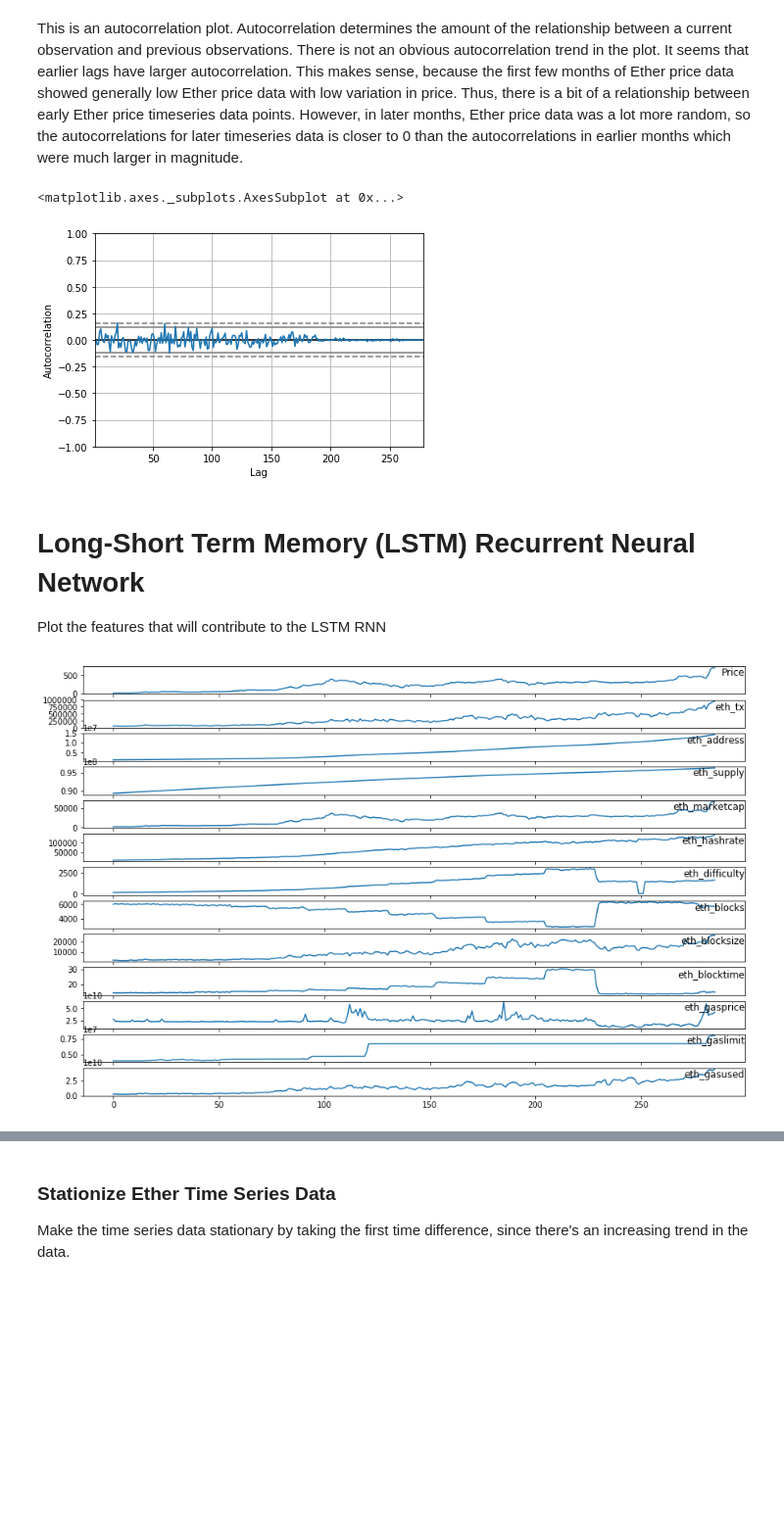
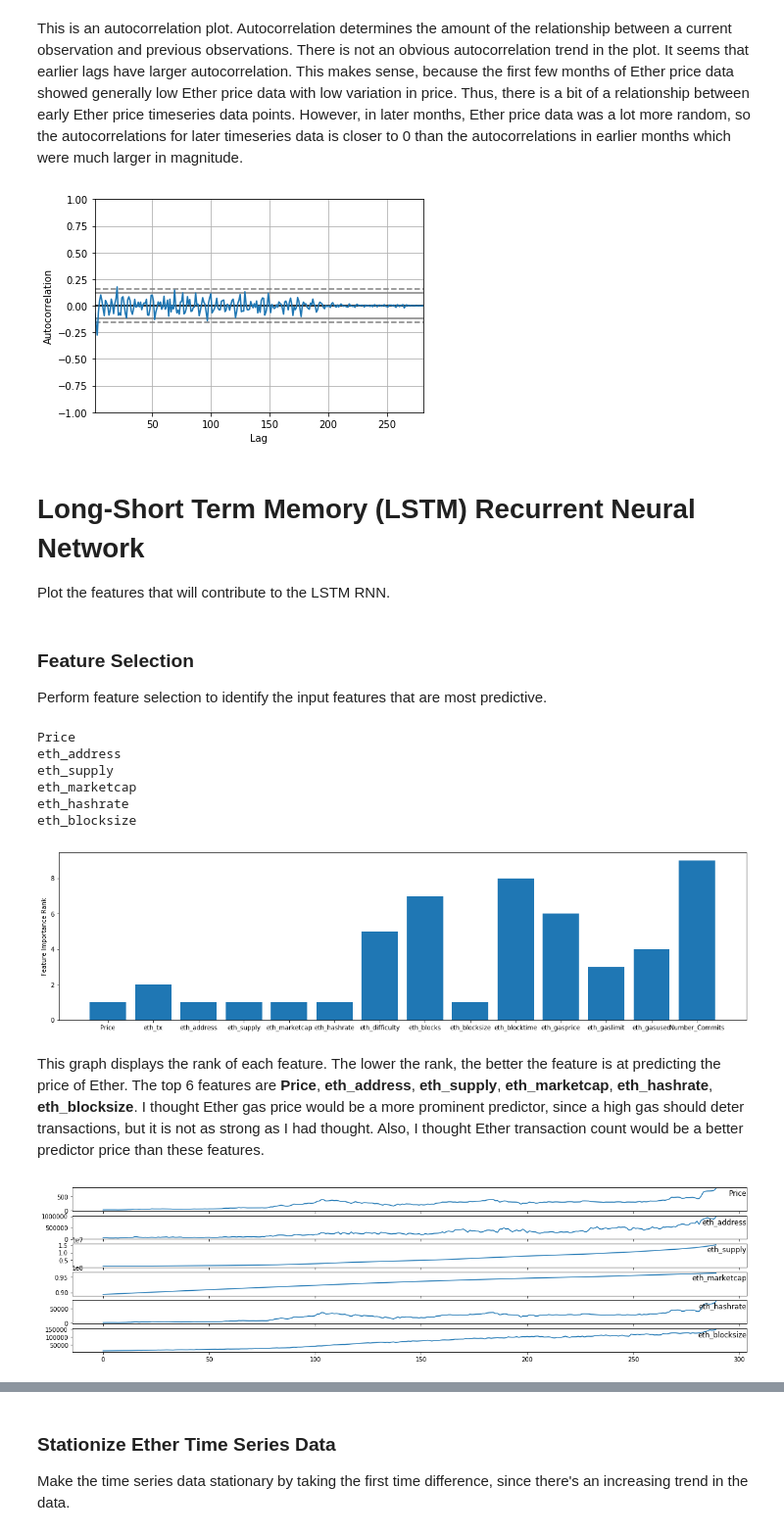
Before and after one commit to Smarker/udacity-ml, a Jupyter notebook: projects/capstone/MLCapstone.ipynb, the cells around one changed output, grey strips where cells are left out. Shown at 98% size. Drawn from its saved outputs; the diff is of its cells as text; code cells hidden in the pictures; blank space fills up the shorter version.

```diff
--- a/projects/capstone/MLCapstone.ipynb
+++ b/projects/capstone/MLCapstone.ipynb
@@ -691,30 +652,66 @@ This is an autocorrelation plot. Autocorrelation determines the amount of the re
 # %%
 from pandas.plotting import autocorrelation_plot
 
-autocorrelation_plot(residuals)
+plt = autocorrelation_plot(residuals)
 # %% [output]
-<matplotlib.axes._subplots.AxesSubplot at 0x...>
-[figure, old version]
+[figure, new version]
 # %% [markdown]
 # Long-Short Term Memory (LSTM) Recurrent Neural Network
 
-Plot the features that will contribute to the LSTM RNN
+Plot the features that will contribute to the LSTM RNN.
+# %% [markdown]
+### Feature Selection
+
+Perform feature selection to identify the input features that are most predictive.
+# %%
+from sklearn.feature_selection import RFE
+from sklearn.ensemble import RandomForestRegressor
+from matplotlib import pyplot as plt
+
+X = df.drop(['Date'], 1).copy(deep=True).iloc[::-1]
+y = df.drop('Date', 1)['Price'].copy(deep=True).iloc[::-1]
+
+rfe = RFE(RandomForestRegressor(n_estimators=500, random_state=1), 6)
+fit = rfe.fit(X, y)
+
+names = X.columns.values
+
+for i in range(len(fit.support_)):
+    if fit.support_[i]:
+        print(names[i])
+
+# plot feature rank
+plt.figure(figsize=(20, 5))
+ax.set_title('Ranked Features by Importance')
+names = X.columns.values
+ticks = [i for i in range(len(names))]
+plt.bar(ticks, fit.ranking_)
+plt.xticks(ticks, names)
+plt.ylabel('Feature Importance Rank')
+plt.show()
+# %% [output]
+Price
+eth_address
+eth_supply
+eth_marketcap
+eth_hashrate
+eth_blocksize
+[figure, added]
+# %% [markdown]
+This graph displays the rank of each feature. The lower the rank, the better the feature is at predicting the price of Ether. The top 6 features are **Price**, **eth_address**, **eth_supply**, **eth_marketcap**, **eth_hashrate**, **eth_blocksize**. I thought Ether gas price would be a more prominent predictor, since a high gas should deter transactions, but it is not as strong as I had thought. Also, I thought Ether transaction count would be a better predictor price than these features.
 # %%
 from matplotlib import pyplot as plt
 
-COLUMNS = ['Price', 'eth_tx', 'eth_address', 'eth_supply', 'eth_marketcap',
-           'eth_hashrate', 'eth_difficulty', 'eth_blocks', 'eth_blocksize',
-           'eth_blocktime', 'eth_gasprice', 'eth_gaslimit', 'eth_gasused']
-
+SELECTED_COLUMNS = ['Price', 'eth_address', 'eth_supply', 'eth_marketcap', 'eth_hashrate', 'eth_blocksize']
 VALUES = df.drop('Date', 1).copy(deep=True).iloc[::-1].values
 
 i = 1
-plt.figure(figsize=(15, 10))
-for COLUMN in COLUMNS:
-    plt.subplot(len(COLUMNS), 1, i)
+plt.figure(figsize=(20, 5))
+for COLUMN in SELECTED_COLUMNS:
+    plt.subplot(len(SELECTED_COLUMNS), 1, i)
     plt.plot(VALUES[:, i-1])
-    plt.title(COLUMNS[i-1], y=0.5, loc='right')
+    plt.title(SELECTED_COLUMNS[i-1], y=0.5, loc='right')
     i += 1
 plt.show()
 # %% [output]
-[figure, old version]
+[figure, new version]
```
Also changed, not shown: parts of 67 cells of this notebook, 3 other files.
